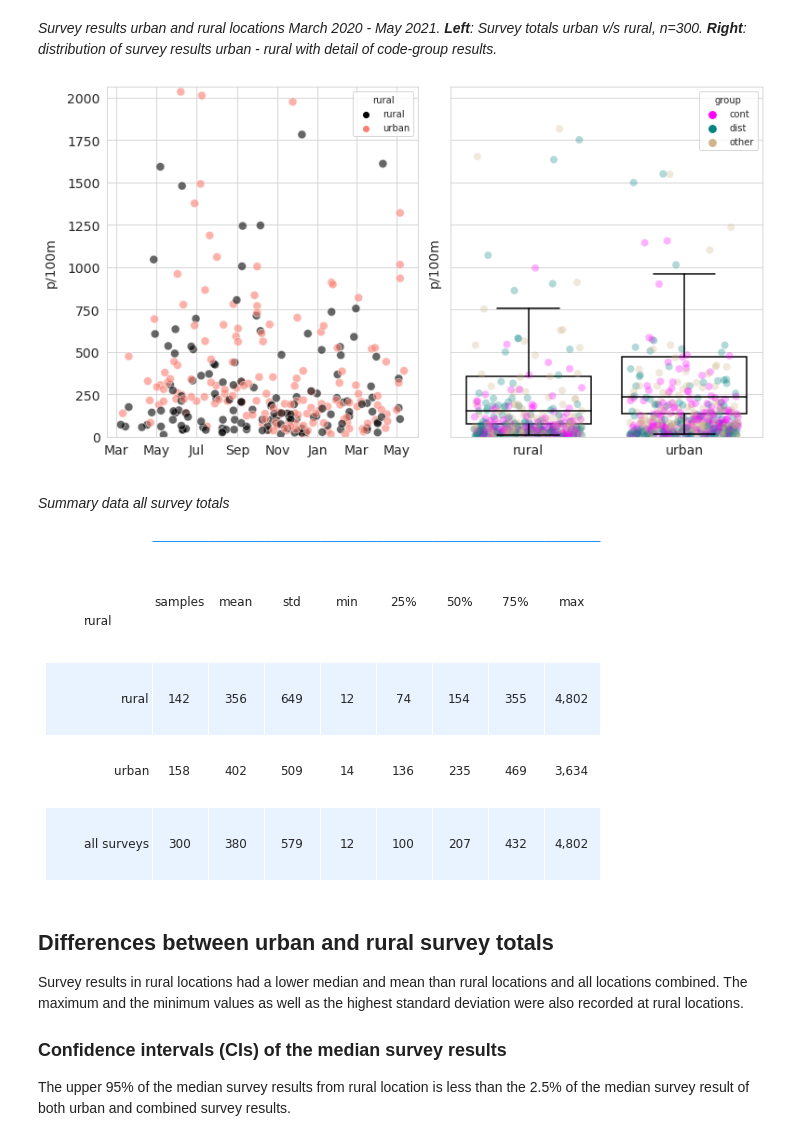
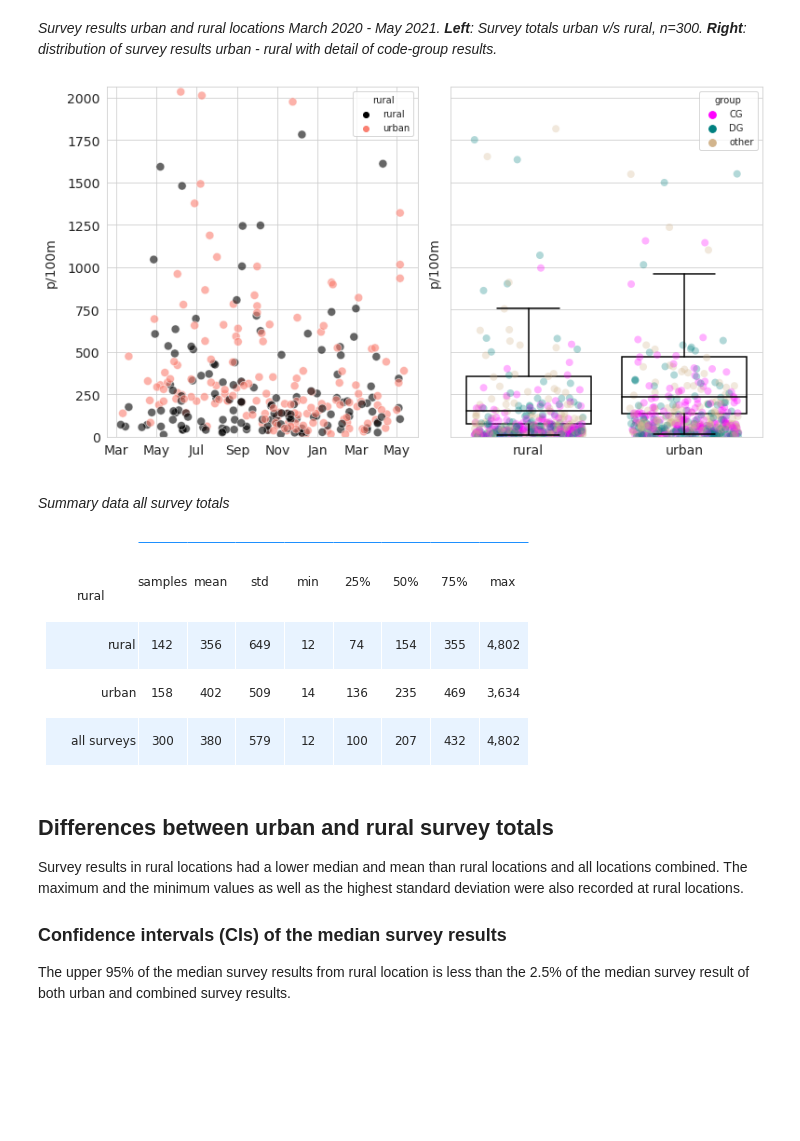
Before and after one commit to hammerdirt-analyst/IQAASL-End-0f-Sampling-2021, a Jupyter notebook: assessing_transport.ipynb, the cells around one changed output. Saved outputs shown, nothing was run; the diff lists cells and outputs as text; code cells hidden in the pictures; blank space fills up the shorter version.

```diff
--- a/assessing_transport.ipynb
+++ b/assessing_transport.ipynb
@@ -465,8 +465,8 @@ dist = list(set(most_common) - set(cont))
 
 # lables for the two groups and a label to catch all the other objects
 grtr_10['group'] = 'other'
-grtr_10['group'] = grtr_10.group.where(~grtr_10.code.isin(dist), 'dist')
-grtr_10['group'] = grtr_10.group.where(~grtr_10.code.isin(cont), 'cont')
+grtr_10['group'] = grtr_10.group.where(~grtr_10.code.isin(dist), 'DG')
+grtr_10['group'] = grtr_10.group.where(~grtr_10.code.isin(cont), 'CG')
 
 # survey totals of all locations with its land use profile
 initial = ['loc_date','date','rural','group','a_group', 'b_group', 'r_group', 'w_group', 'streets', 'intersects']
@@ -510,7 +501,7 @@ months_fmt = mdates.DateFormatter('%b')
 days = mdates.DayLocator(interval=7)
 fig, axs = plt.subplots(1,2, figsize=(11,6), sharey=True)
 
-group_palette = {'cont':'magenta', 'dist':'teal', 'other':'tan'}
+group_palette = {'CG':'magenta', 'DG':'teal', 'other':'tan'}
 rural_palette = {'rural':'black', 'urban':'salmon' }
 
 ax = axs[0]
@@ -545,7 +536,7 @@ plt.tight_layout()
 plt.show()
 plt.close()
 # %% [output]
-[figure, old version]
+[figure, new version]
 # %% [markdown]
 *Summary data all survey totals*
 # %%
@@ -568,35 +559,35 @@ def anew_dict(x):
     return new_dict
 
 # select data
 data = grt_dtr
 
 # get the basic statistics from pd.describe
 desc_2020 = data.groupby('rural')[unit_label].describe()
 desc_2020.loc['all surveys', ['count', 'mean', 'std', 'min', '25%', '50%', '75%', 'max']] = grt_dtr.groupby(['loc_date', 'date'])[unit_label].sum().describe().to_numpy()
 desc = desc_2020.astype('int')
 desc = desc.applymap(lambda x: F"{x:,}")
 desc.rename(columns={'count':'samples'}, inplace= True)
 desc.reset_index(inplace=True)
 
 # make tables
-fig, axs = plt.subplots(figsize=(8,5))
+fig, axs = plt.subplots(figsize=(7,3.4))
 
 # summary table
 # names for the table columns
 a_col = [top_name[0], 'total']
 
 axone = axs
 ut.hide_spines_ticks_grids(axone)
 
 a_table = axone.table(cellText=desc.values,  colLabels=desc.columns, colWidths=[.19,*[.1]*8], loc='lower center', bbox=[0,0,1,1])
 the_material_table_data = sut.make_a_summary_table(a_table,desc.values,desc.columns, s_et_bottom_row=False)
 
 
 plt.tight_layout()
 plt.subplots_adjust(wspace=0.2)
 plt.show()
 # %% [output]
-[figure, old version]
+[figure, new version]
 # %% [markdown]
 ## Differences between urban and rural survey totals
 
```
Also changed, not shown: parts of 21 cells of this notebook.
